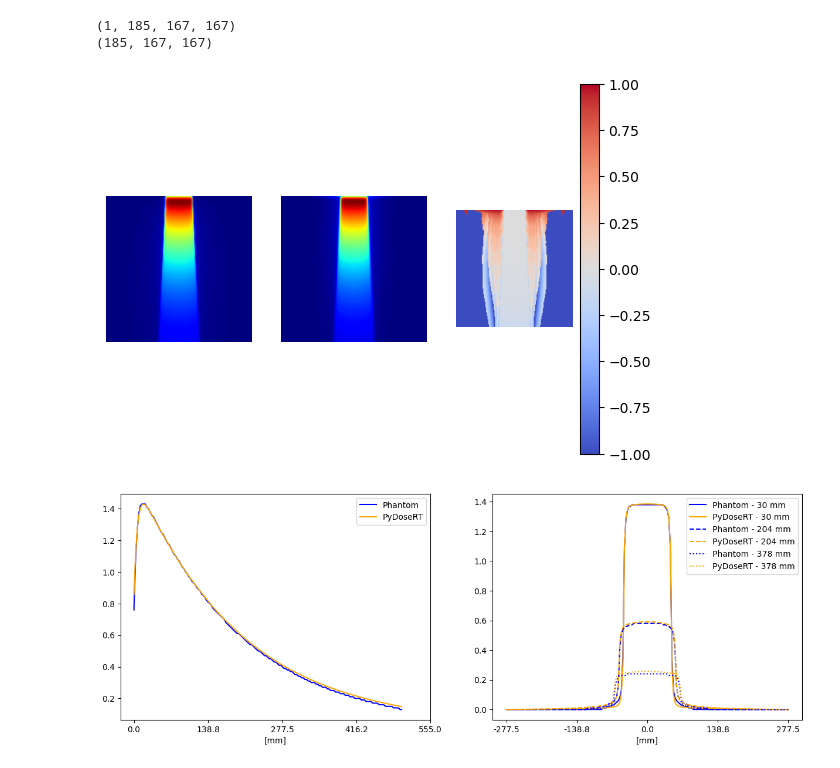
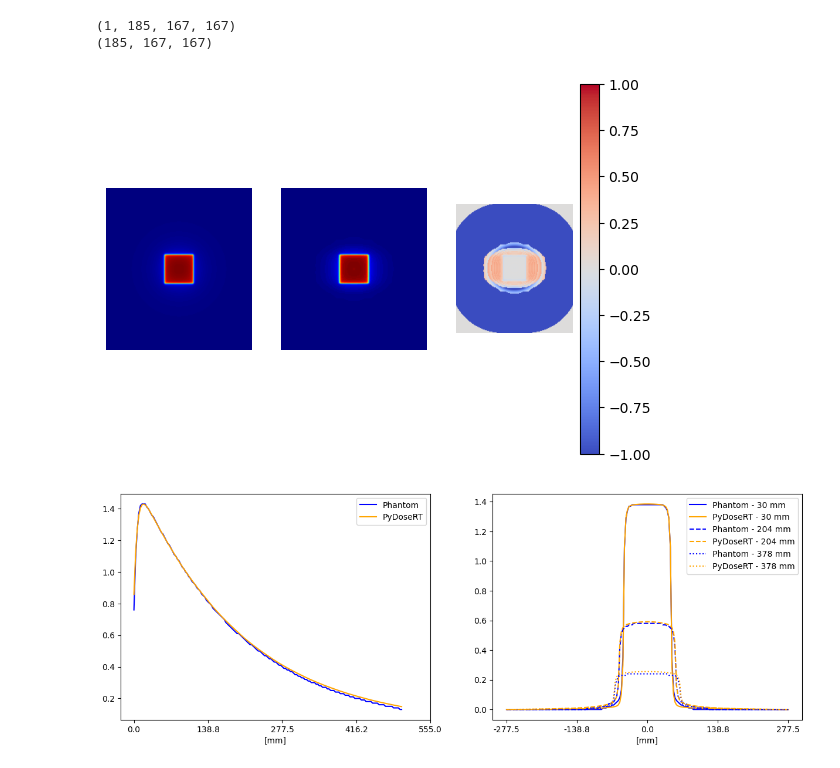
Before and after one commit to UMU-DDI/PyDoseRT, a Jupyter notebook: examples/phantom.ipynb, the cells around one changed output. Drawn from its saved outputs; the diff is of its cells as text; code cells hidden in the pictures.

```diff
--- a/examples/phantom.ipynb
+++ b/examples/phantom.ipynb
@@ -49,24 +49,24 @@ plt.show()
 # %%
 slice_idx = 84
 print(dose.shape)
 print(ds_ref.shape)
 
 dose_plot = dose
 plt.subplot(131)
-plt.imshow(dose_plot[0, slice_idx, :, :], cmap='jet')
+plt.imshow(dose_plot[0, :, 30, :], cmap='jet')
 plt.axis('off')
 plt.subplot(132)
-plt.imshow(ds_ref[slice_idx, :, :], cmap='jet')
+plt.imshow(ds_ref[:, 30, :], cmap='jet')
 plt.axis('off')
 plt.subplot(133)
-plt.imshow((ds_ref[slice_idx, :, :] - dose_plot[0, slice_idx, :, :]) / (ds_ref[slice_idx, :, :] + 1e-10), cmap='coolwarm', vmin=-1, vmax=1)
+plt.imshow((ds_ref[:, 30, :] - dose_plot[0, :, 30, :]) / (ds_ref[:, 30, :] + 1e-10), cmap='coolwarm', vmin=-1, vmax=1)
 plt.colorbar()
 plt.axis('off')
 plt.show()
 # %% [output]
 (1, 185, 167, 167)
 (185, 167, 167)
-[figure, old version]
+[figure, new version]
 # %%
 air_gap = 1
 
```
Also changed, not shown: parts of 2 cells of this notebook, 6 other files.
